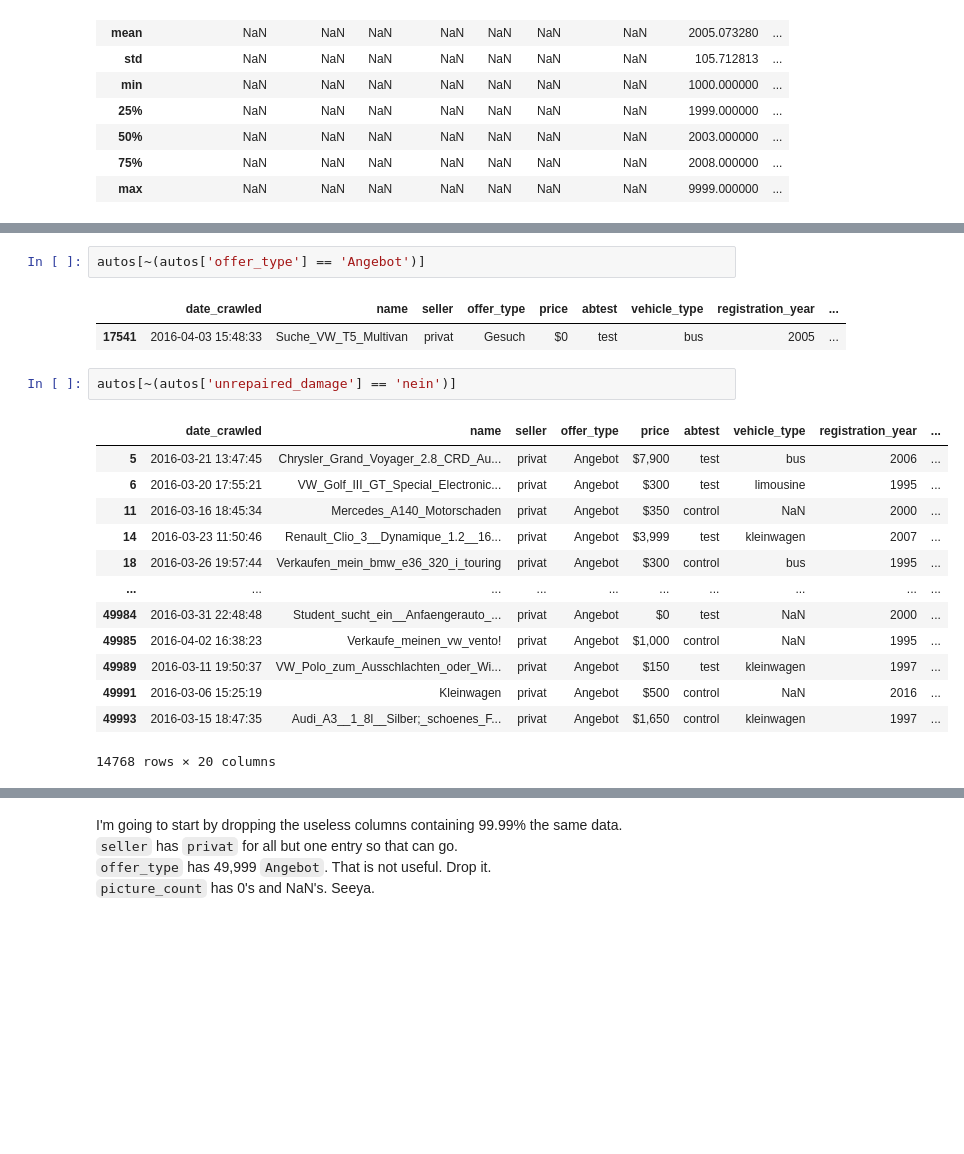
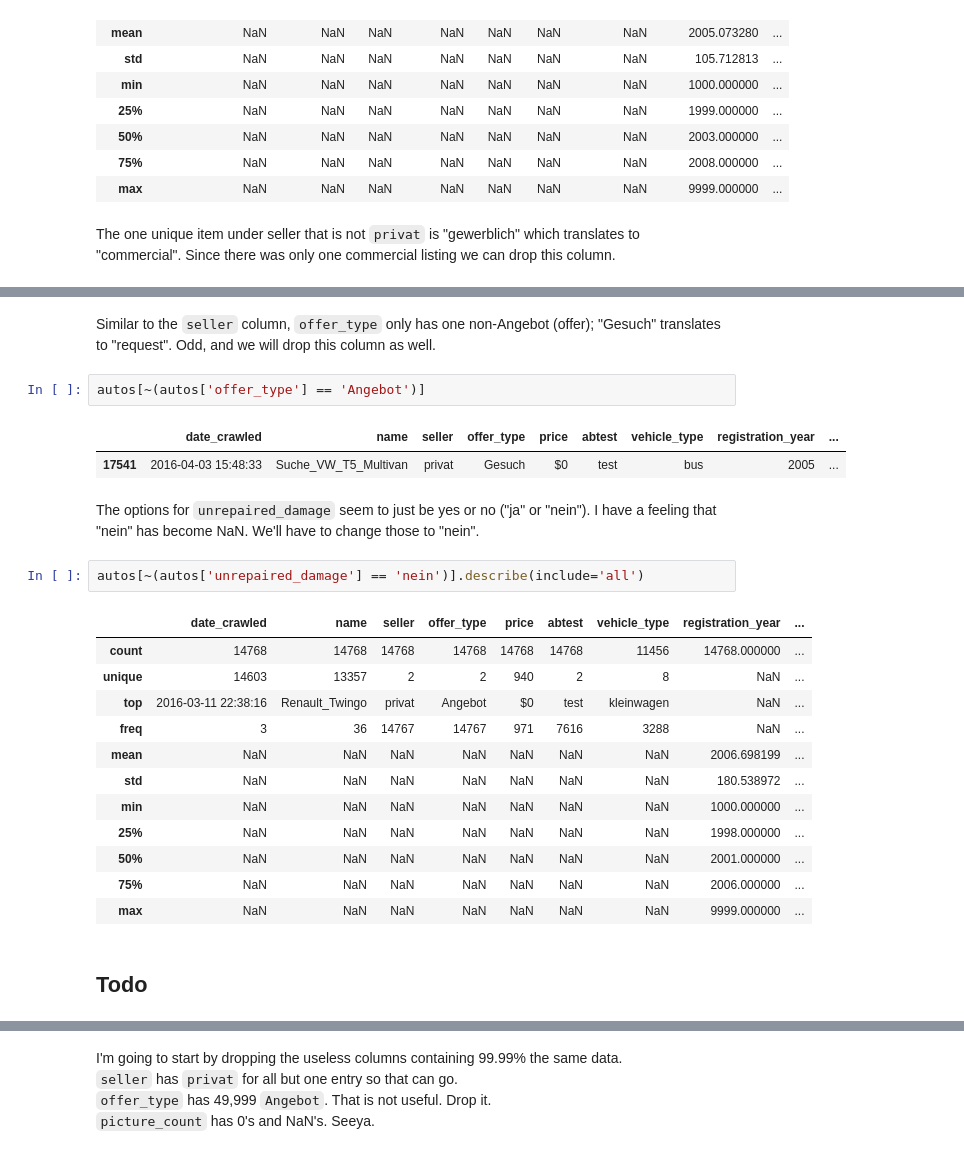
Before and after one commit to capncrockett/Dataquest, a Jupyter notebook: eBay Car Sales/ebay_car_sales.ipynb, the cells around one changed output, grey strips where cells are left out. Drawn from its saved outputs; the diff is of its cells as text; blank space fills up the shorter version.

Commit message:
Update a few more columns and rearrange markdown.

```diff
--- a/eBay Car Sales/ebay_car_sales.ipynb
+++ b/eBay Car Sales/ebay_car_sales.ipynb
@@ -103,30 +103,37 @@ autos.describe(include='all')
 | 50% | NaN | NaN | NaN | NaN | NaN | NaN | NaN | 2003.000000 | ... |
 | 75% | NaN | NaN | NaN | NaN | NaN | NaN | NaN | 2008.000000 | ... |
 | max | NaN | NaN | NaN | NaN | NaN | NaN | NaN | 9999.000000 | ... |
+# %% [markdown]
+The one unique item under seller that is not `privat` is "gewerblich" which translates to "commercial". Since there was only one commercial listing we can drop this column.
 # %%
 autos[~(autos['seller'] == 'privat')]
 # %% [output]
 |  | date_crawled | name | seller | offer_type | price | abtest | vehicle_type | registration_year | ... |
 | 7738 | 2016-03-15 18:06:22 | Verkaufe_mehrere_Fahrzeuge_zum_Ve... | gewerblich | Angebot | $100 | control | kombi | 2000 | ... |
+# %% [markdown]
+Similar to the `seller` column, `offer_type` only has one non-Angebot (offer); "Gesuch" translates to "request". Odd, and we will drop this column as well.
 # %%
 autos[~(autos['offer_type'] == 'Angebot')]
 # %% [output]
 |  | date_crawled | name | seller | offer_type | price | abtest | vehicle_type | registration_year | ... |
 | 17541 | 2016-04-03 15:48:33 | Suche_VW_T5_Multivan | privat | Gesuch | $0 | test | bus | 2005 | ... |
+# %% [markdown]
+The options for `unrepaired_damage` seem to just be yes or no ("ja" or "nein"). I have a feeling that "nein" has become NaN. We'll have to change those to "nein".
 # %%
-autos[~(autos['unrepaired_damage'] == 'nein')]
+autos[~(autos['unrepaired_damage'] == 'nein')].describe(include='all')
 # %% [output]
 |  | date_crawled | name | seller | offer_type | price | abtest | vehicle_type | registration_year | ... |
-| 5 | 2016-03-21 13:47:45 | Chrysler_Grand_Voyager_2.8_CRD_Au... | privat | Angebot | $7,900 | test | bus | 2006 | ... |
-| 6 | 2016-03-20 17:55:21 | VW_Golf_III_GT_Special_Electronic... | privat | Angebot | $300 | test | limousine | 1995 | ... |
-| 11 | 2016-03-16 18:45:34 | Mercedes_A140_Motorschaden | privat | Angebot | $350 | control | NaN | 2000 | ... |
-| 14 | 2016-03-23 11:50:46 | Renault_Clio_3__Dynamique_1.2__16... | privat | Angebot | $3,999 | test | kleinwagen | 2007 | ... |
-| 18 | 2016-03-26 19:57:44 | Verkaufen_mein_bmw_e36_320_i_touring | privat | Angebot | $300 | control | bus | 1995 | ... |
-| ... | ... | ... | ... | ... | ... | ... | ... | ... | ... |
-| 49984 | 2016-03-31 22:48:48 | Student_sucht_ein__Anfaengerauto_... | privat | Angebot | $0 | test | NaN | 2000 | ... |
-| 49985 | 2016-04-02 16:38:23 | Verkaufe_meinen_vw_vento! | privat | Angebot | $1,000 | control | NaN | 1995 | ... |
-| 49989 | 2016-03-11 19:50:37 | VW_Polo_zum_Ausschlachten_oder_Wi... | privat | Angebot | $150 | test | kleinwagen | 1997 | ... |
-| 49991 | 2016-03-06 15:25:19 | Kleinwagen | privat | Angebot | $500 | control | NaN | 2016 | ... |
-| 49993 | 2016-03-15 18:47:35 | Audi_A3__1_8l__Silber;_schoenes_F... | privat | Angebot | $1,650 | control | kleinwagen | 1997 | ... |
+| count | 14768 | 14768 | 14768 | 14768 | 14768 | 14768 | 11456 | 14768.000000 | ... |
+| unique | 14603 | 13357 | 2 | 2 | 940 | 2 | 8 | NaN | ... |
+| top | 2016-03-11 22:38:16 | Renault_Twingo | privat | Angebot | $0 | test | kleinwagen | NaN | ... |
+| freq | 3 | 36 | 14767 | 14767 | 971 | 7616 | 3288 | NaN | ... |
+| mean | NaN | NaN | NaN | NaN | NaN | NaN | NaN | 2006.698199 | ... |
+| std | NaN | NaN | NaN | NaN | NaN | NaN | NaN | 180.538972 | ... |
+| min | NaN | NaN | NaN | NaN | NaN | NaN | NaN | 1000.000000 | ... |
+| 25% | NaN | NaN | NaN | NaN | NaN | NaN | NaN | 1998.000000 | ... |
+| 50% | NaN | NaN | NaN | NaN | NaN | NaN | NaN | 2001.000000 | ... |
+| 75% | NaN | NaN | NaN | NaN | NaN | NaN | NaN | 2006.000000 | ... |
+| max | NaN | NaN | NaN | NaN | NaN | NaN | NaN | 9999.000000 | ... |
-14768 rows × 20 columns
+# %% [markdown]
+## Todo
 # %% [markdown]
```
Also changed, not shown: parts of 25 cells of this notebook.
